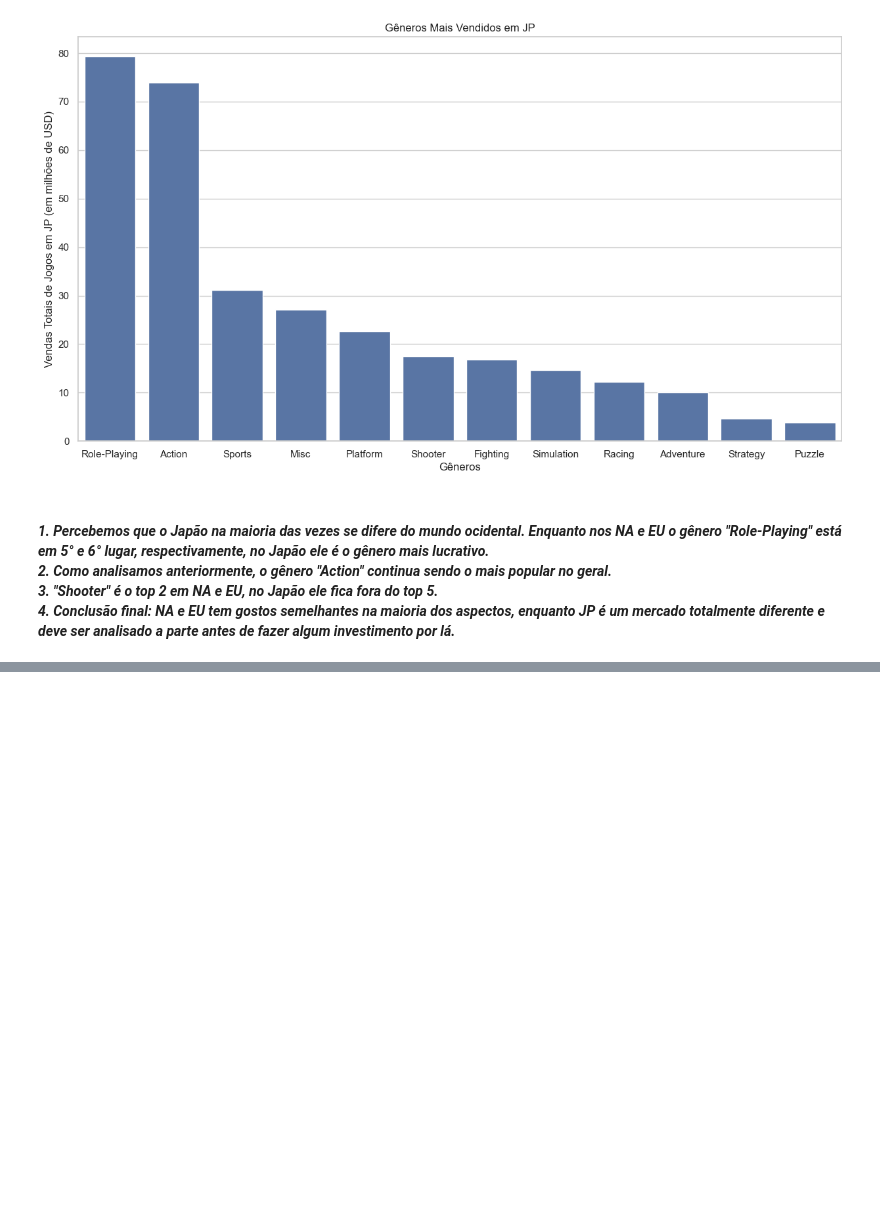
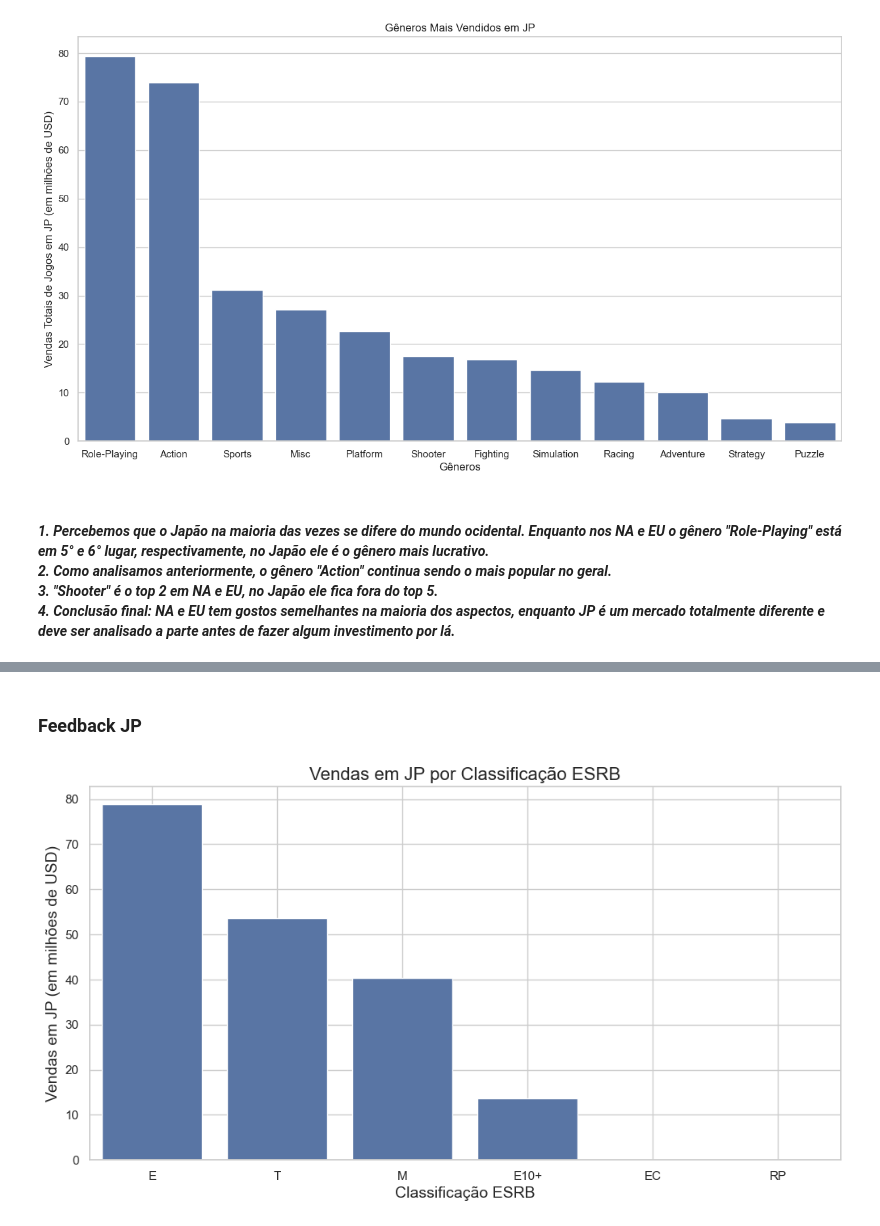
Before and after one commit to henriquetargino/games, a Jupyter notebook: EDA.ipynb, the cells around one changed output, grey strips where cells are left out. Drawn from its saved outputs; the diff is of its cells as text; code cells hidden in the pictures; blank space fills up the shorter version.

```diff
--- a/EDA.ipynb
+++ b/EDA.ipynb
@@ -564,0 +598,16 @@ plt.show()
+# %% [markdown]
+### Feedback JP
+# %%
+# agrupamento
+vendas_esrb_jp = df_predict.groupby('rating')['jp_sales'].sum().reset_index().sort_values(by='jp_sales', ascending=False)
+
+# grafico
+plt.figure(figsize=(12, 6))
+sns.barplot(data=vendas_esrb_jp, x='rating', y='jp_sales')
+plt.title('Vendas em JP por Classificação ESRB', fontsize=16)
+plt.xlabel('Classificação ESRB', fontsize=14)
+plt.ylabel('Vendas em JP (em milhões de USD)', fontsize=14)
+plt.grid(True)
+plt.show()
+# %% [output]
+[figure, added]
```
Also changed, not shown: parts of 16 cells of this notebook.
